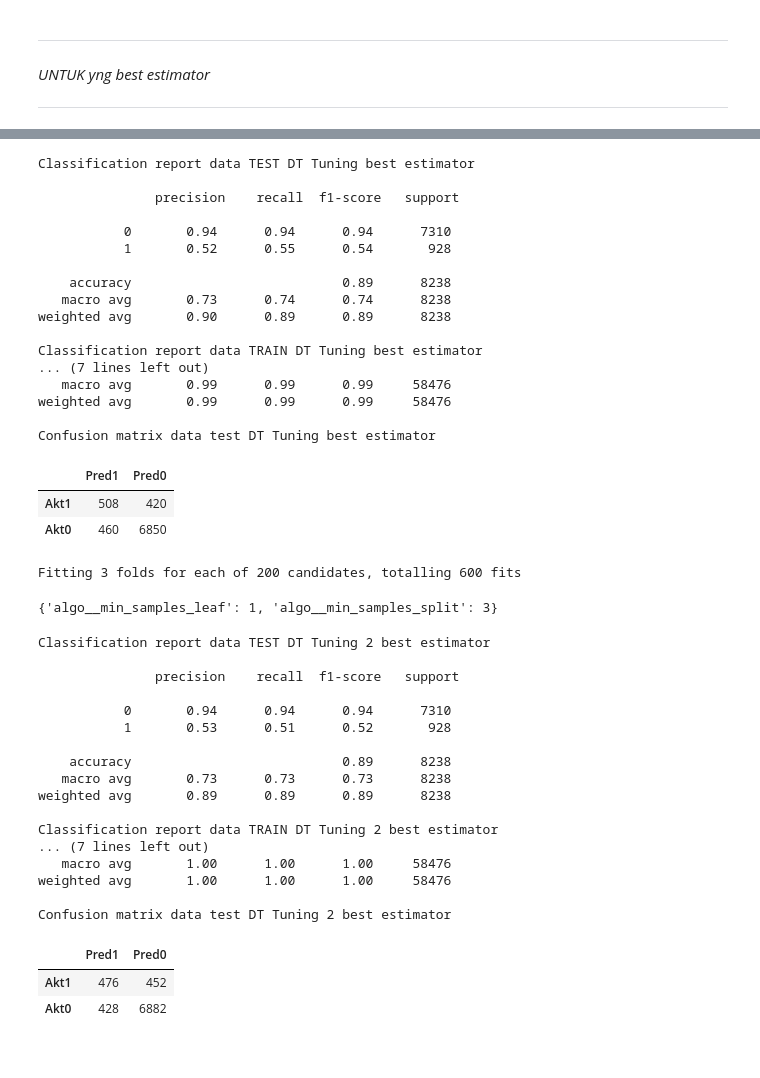
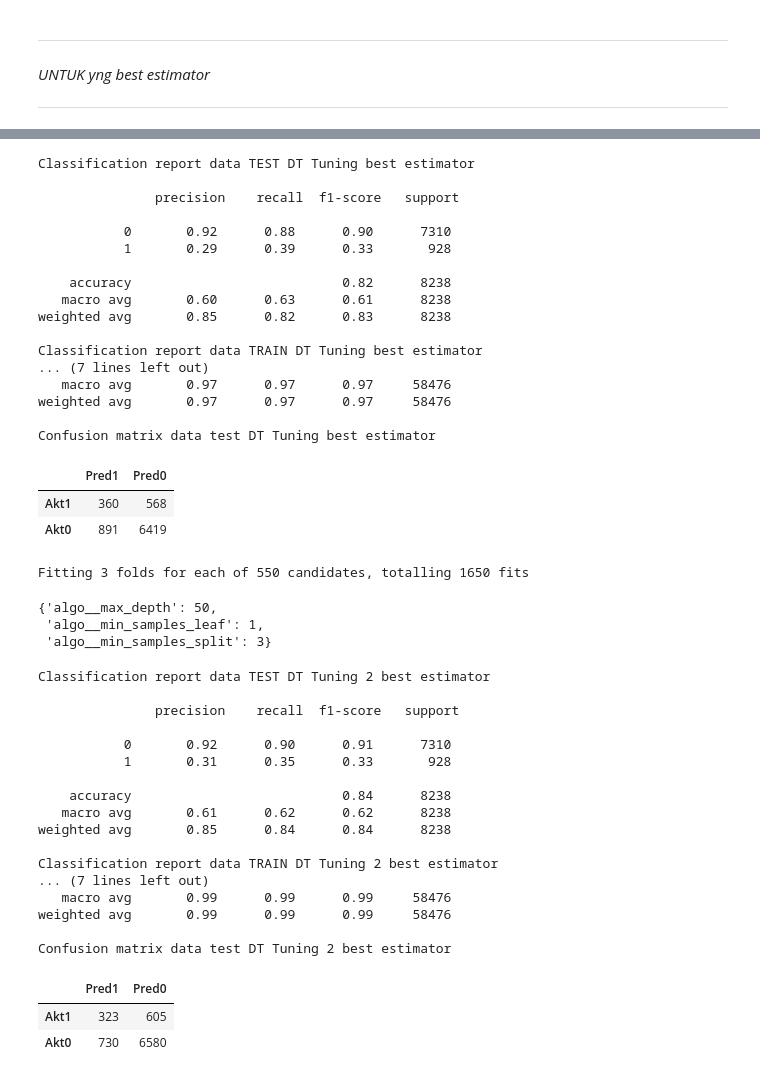
Before and after one commit to abdullahayas123/Tes-Model-Marketing-Scipy, a Jupyter notebook: Model_DT.ipynb, the cells around one changed output, grey strips where cells are left out. Drawn from its saved outputs; the diff is of its cells as text; code cells hidden in the pictures.

```diff
--- a/Model_DT.ipynb
+++ b/Model_DT.ipynb
@@ -253,4 +253,4 @@ __Naikin Nilai Precision kelas 1 (YES)__
 # %%
 ## Drop kolom yang tidak relevan terkait dengan prediksi model untuk campaign berikutnya
 ori = df.copy(deep=True)
-df.drop(columns=['duration', 'campaign'])
+df.drop(columns=['duration', 'campaign'], inplace=True)
@@ -339,6 +325,6 @@ Index(['age', 'job', 'marital', 'education', 'default', 'housing', 'loan',
       dtype='object')
 # %%
-num_columns = ['campaign', 'pdays', 'previous', 'emp.var.rate', 'cons.price.idx', 'cons.conf.idx', 'euribor3m', 'nr.employed', 'age', 'duration', 'education']
+num_columns = ['pdays', 'previous', 'emp.var.rate', 'cons.price.idx', 'cons.conf.idx', 'euribor3m', 'nr.employed', 'age', 'education']
 cat_columns = ['job', 'marital', 'default', 'housing', 'loan', 'contact', 'month', 'day_of_week', 'poutcome']
 # %%
 numeric_pipeline = Pipeline([
@@ -584,57 +587,59 @@ Classification report data TEST DT Tuning best estimator
 
                precision    recall  f1-score   support
 
-           0       0.94      0.94      0.94      7310
-           1       0.52      0.55      0.54       928
+           0       0.92      0.88      0.90      7310
+           1       0.29      0.39      0.33       928
 
-    accuracy                           0.89      8238
-   macro avg       0.73      0.74      0.74      8238
-weighted avg       0.90      0.89      0.89      8238
+    accuracy                           0.82      8238
+   macro avg       0.60      0.63      0.61      8238
+weighted avg       0.85      0.82      0.83      8238
 
 Classification report data TRAIN DT Tuning best estimator
 ... (7 lines left out)
-   macro avg       0.99      0.99      0.99     58476
-weighted avg       0.99      0.99      0.99     58476
+   macro avg       0.97      0.97      0.97     58476
+weighted avg       0.97      0.97      0.97     58476
 
 Confusion matrix data test DT Tuning best estimator
 |  | Pred1 | Pred0 |
-| Akt1 | 508 | 420 |
-| Akt0 | 460 | 6850 |
+| Akt1 | 360 | 568 |
+| Akt0 | 891 | 6419 |
 # %%
 param_DT = {
-    # 'algo__max_depth': list(np.arange(0, 101, 10)) + [None],
-    'algo__min_samples_leaf': np.arange(1, 11, 1),
-    'algo__min_samples_split': np.arange(1, 21, 1)
+    'algo__max_depth': np.arange(40, 61, 2),
+    'algo__min_samples_leaf': np.arange(1, 11, 2),
+    'algo__min_samples_split': np.arange(1, 21, 2)
 }
 # %%
 DT_GS = GridSearchCV(pipe_DT, param_DT, cv=skf, n_jobs=-1, verbose=1, scoring='precision')
 DT_GS.fit(X_train_OS, y_train_OS)
 DT_GS.best_params_
 # %% [output]
-Fitting 3 folds for each of 200 candidates, totalling 600 fits
+Fitting 3 folds for each of 550 candidates, totalling 1650 fits
-{'algo__min_samples_leaf': 1, 'algo__min_samples_split': 3}
+{'algo__max_depth': 50,
+ 'algo__min_samples_leaf': 1,
+ 'algo__min_samples_split': 3}
 # %%
 DT_Tune2 = DT_GS.best_estimator_
-DT_Tune.fit(X_train_OS, y_train_OS)
+DT_Tune2.fit(X_train_OS, y_train_OS)
 conf_mat(DT_Tune2, X_train_OS, X_test, y_train_OS, y_test, 'DT Tuning 2 best estimator')
 # %% [output]
 Classification report data TEST DT Tuning 2 best estimator
 
                precision    recall  f1-score   support
 
-           0       0.94      0.94      0.94      7310
-           1       0.53      0.51      0.52       928
+           0       0.92      0.90      0.91      7310
+           1       0.31      0.35      0.33       928
 
-    accuracy                           0.89      8238
-   macro avg       0.73      0.73      0.73      8238
-weighted avg       0.89      0.89      0.89      8238
+    accuracy                           0.84      8238
+   macro avg       0.61      0.62      0.62      8238
+weighted avg       0.85      0.84      0.84      8238
 
 Classification report data TRAIN DT Tuning 2 best estimator
 ... (7 lines left out)
-   macro avg       1.00      1.00      1.00     58476
-weighted avg       1.00      1.00      1.00     58476
+   macro avg       0.99      0.99      0.99     58476
+weighted avg       0.99      0.99      0.99     58476
 
 Confusion matrix data test DT Tuning 2 best estimator
 |  | Pred1 | Pred0 |
-| Akt1 | 476 | 452 |
-| Akt0 | 428 | 6882 |
+| Akt1 | 323 | 605 |
+| Akt0 | 730 | 6580 |
```
Also changed, not shown: parts of 13 cells of this notebook, 15 other files.
